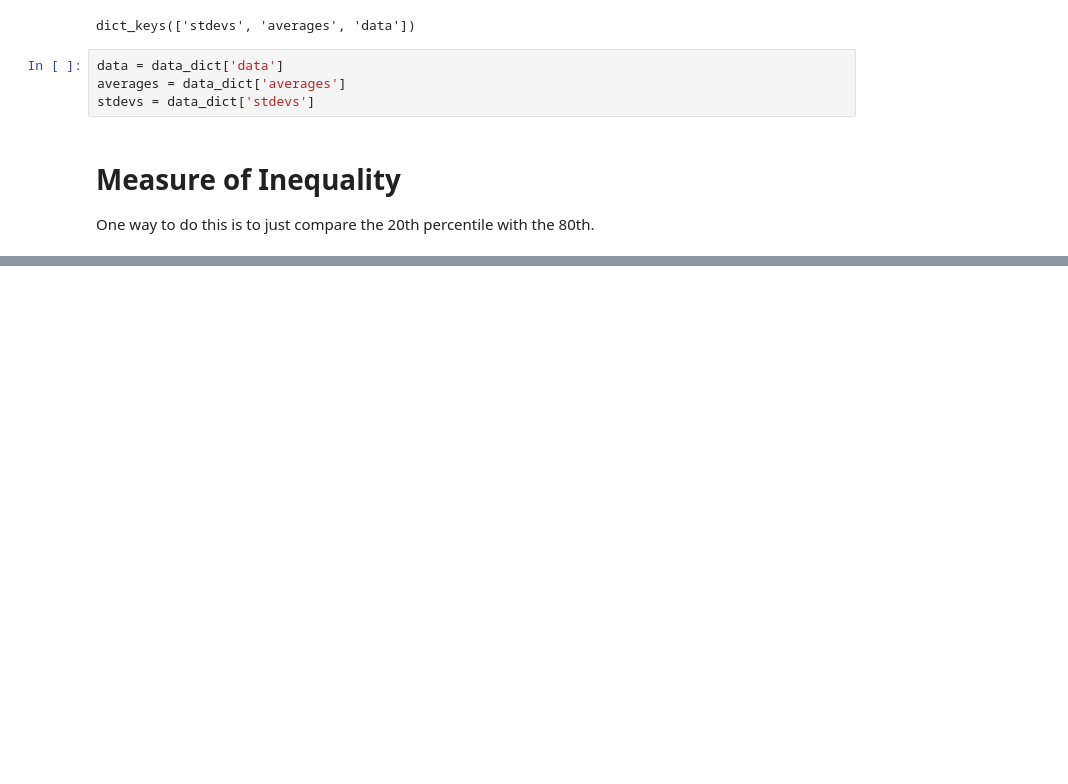
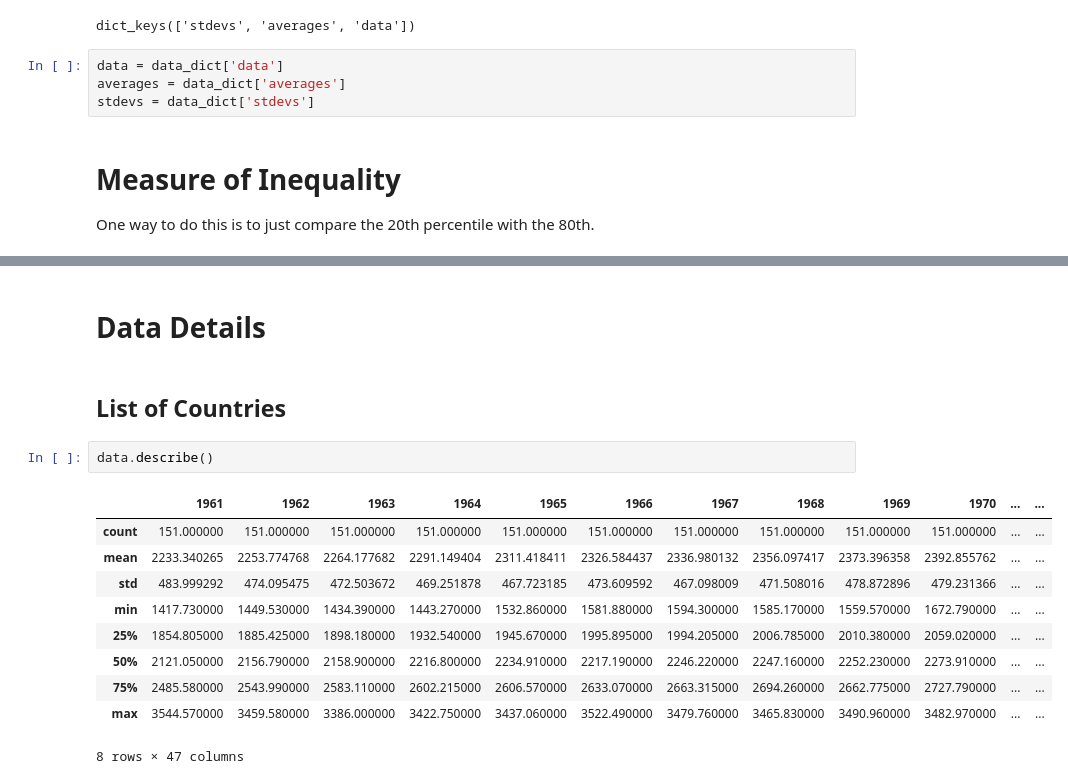
Before and after one commit to def-mycroft/gapminder_data, a Jupyter notebook: analysis_food_kilocalories.ipynb, the cells around one changed output, grey strips where cells are left out. Saved outputs shown, nothing was run; the diff lists cells and outputs as text; blank space fills up the shorter version.

```diff
--- a/analysis_food_kilocalories.ipynb
+++ b/analysis_food_kilocalories.ipynb
@@ -67,0 +138,17 @@ inequality_version1.plot()
+# %% [markdown]
+# Data Details
+# %% [markdown]
+## List of Countries
+# %%
+data.describe()
+# %% [output]
+|  | 1961 | 1962 | 1963 | 1964 | 1965 | 1966 | 1967 | 1968 | 1969 | 1970 | ... | ... |
+| count | 151.000000 | 151.000000 | 151.000000 | 151.000000 | 151.000000 | 151.000000 | 151.000000 | 151.000000 | 151.000000 | 151.000000 | ... | ... |
+| mean | 2233.340265 | 2253.774768 | 2264.177682 | 2291.149404 | 2311.418411 | 2326.584437 | 2336.980132 | 2356.097417 | 2373.396358 | 2392.855762 | ... | ... |
+| std | 483.999292 | 474.095475 | 472.503672 | 469.251878 | 467.723185 | 473.609592 | 467.098009 | 471.508016 | 478.872896 | 479.231366 | ... | ... |
+| min | 1417.730000 | 1449.530000 | 1434.390000 | 1443.270000 | 1532.860000 | 1581.880000 | 1594.300000 | 1585.170000 | 1559.570000 | 1672.790000 | ... | ... |
+| 25% | 1854.805000 | 1885.425000 | 1898.180000 | 1932.540000 | 1945.670000 | 1995.895000 | 1994.205000 | 2006.785000 | 2010.380000 | 2059.020000 | ... | ... |
+| 50% | 2121.050000 | 2156.790000 | 2158.900000 | 2216.800000 | 2234.910000 | 2217.190000 | 2246.220000 | 2247.160000 | 2252.230000 | 2273.910000 | ... | ... |
+| 75% | 2485.580000 | 2543.990000 | 2583.110000 | 2602.215000 | 2606.570000 | 2633.070000 | 2663.315000 | 2694.260000 | 2662.775000 | 2727.790000 | ... | ... |
+| max | 3544.570000 | 3459.580000 | 3386.000000 | 3422.750000 | 3437.060000 | 3522.490000 | 3479.760000 | 3465.830000 | 3490.960000 | 3482.970000 | ... | ... |
+8 rows × 47 columns
```
Also changed, not shown: parts of 16 cells of this notebook.
